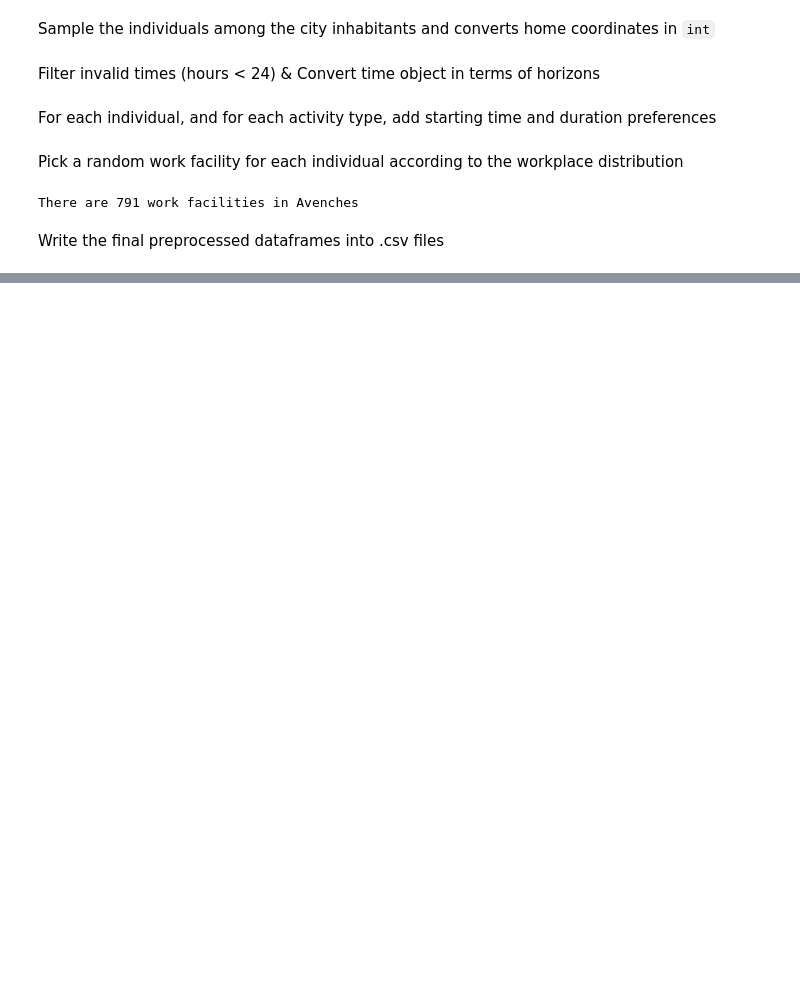
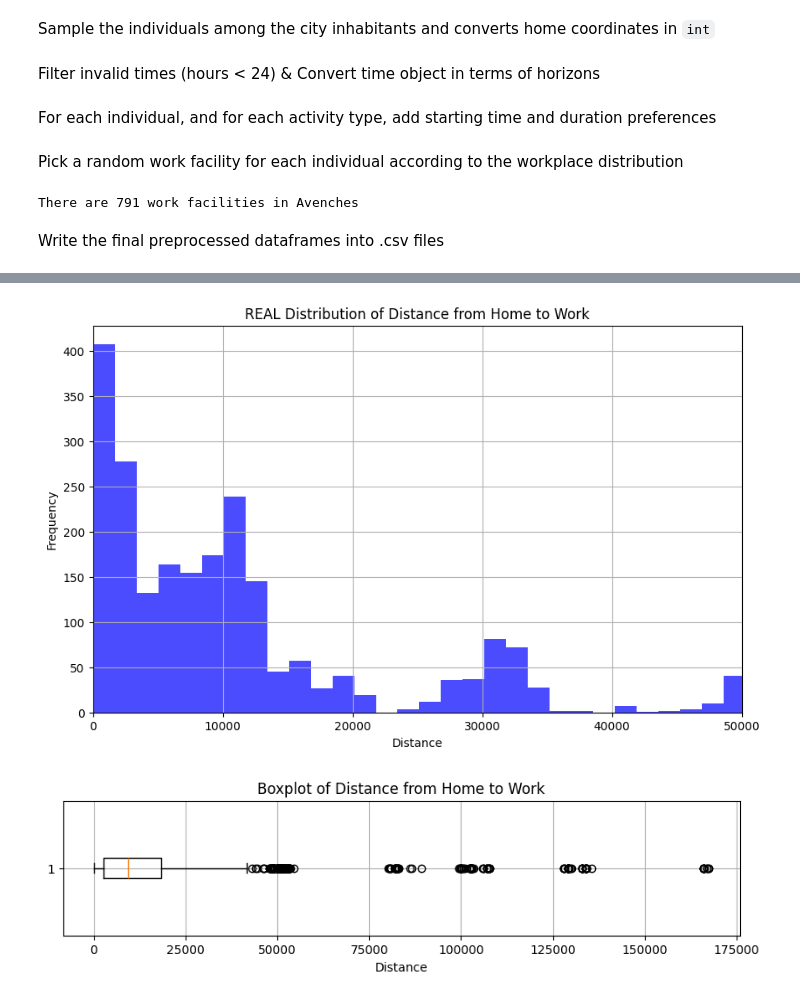
Before and after one commit to phellich/scheduling, a Jupyter notebook: Pre-processing.ipynb, the cells around one changed output, grey strips where cells are left out. Saved outputs shown, nothing was run; the diff lists cells and outputs as text; code cells hidden in the pictures; blank space fills up the shorter version.

```diff
--- a/Pre-processing.ipynb
+++ b/Pre-processing.ipynb
@@ -325,0 +362,3 @@ population_local_sample.to_csv(f'Data/PreProcessed/population_10m.csv', index=Fa
+# %%
+merged = df_work_facilities.merge(population_local, how='left', on='id')
+# merged.head()
@@ -325,0 +377,21 @@ population_local_sample.to_csv(f'Data/PreProcessed/population_10m.csv', index=Fa
+# %%
+# Plot the distribution of distance
+plt.figure(figsize=(10, 6))
+plt.hist(merged['distance_H2W'], bins=100, alpha=0.7, color='blue')
+plt.title('REAL Distribution of Distance from Home to Work')
+plt.xlabel('Distance')
+plt.ylabel('Frequency')
+plt.xlim((0, 50000))
+plt.grid(True)
+plt.show()
+
+# Plot the boxplot of the distance
+plt.figure(figsize=(10, 2))
+plt.boxplot(merged['distance_H2W'].dropna(), vert=False)  # Drop NA values for boxplot
+plt.title('Boxplot of Distance from Home to Work')
+plt.xlabel('Distance')
+plt.grid(True)
+plt.show()
+# %% [output]
+[figure, added]
+[figure, added]
```
Also changed, not shown: parts of 7 cells of this notebook, 41 other files.
